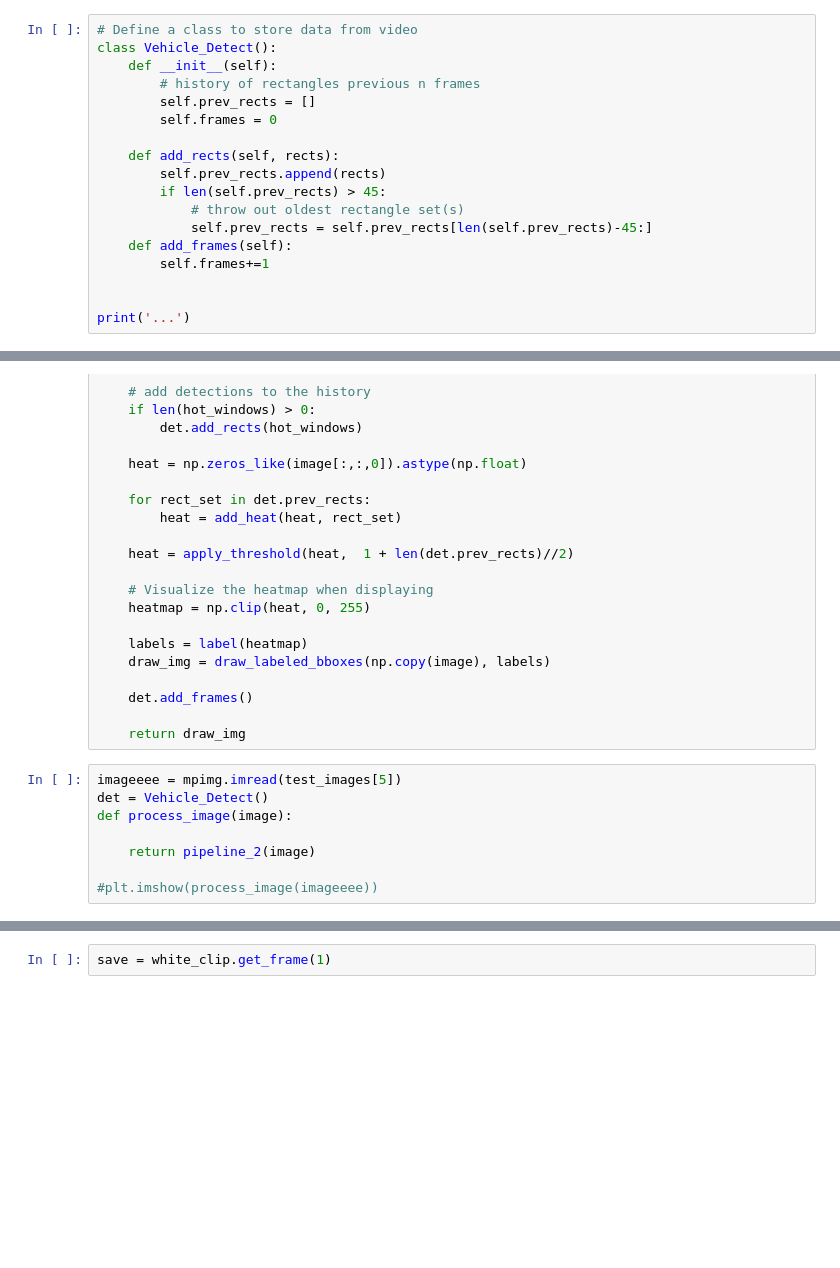
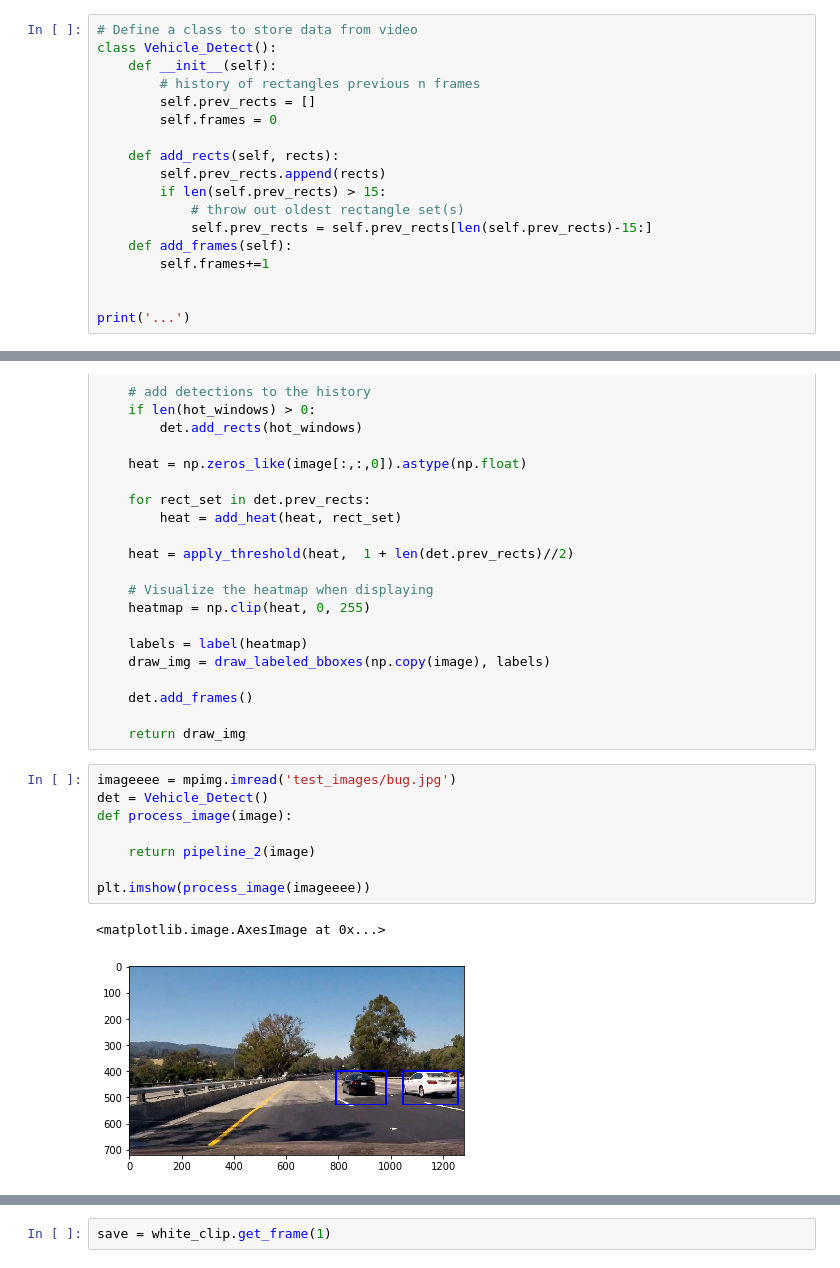
Before and after one commit to PedroHRPBS/CarND-Vehicle-Detection, a Jupyter notebook: Vehicle-Detection-project.ipynb, the cells around one changed output, grey strips where cells are left out. Cells and saved outputs as stored; diff of their text form; blank space fills up the shorter version.

```diff
--- a/Vehicle-Detection-project.ipynb
+++ b/Vehicle-Detection-project.ipynb
@@ -608,9 +624,9 @@ class Vehicle_Detect():
 
     def add_rects(self, rects):
         self.prev_rects.append(rects)
-        if len(self.prev_rects) > 45:
+        if len(self.prev_rects) > 15:
             # throw out oldest rectangle set(s)
-            self.prev_rects = self.prev_rects[len(self.prev_rects)-45:]
+            self.prev_rects = self.prev_rects[len(self.prev_rects)-15:]
     def add_frames(self):
         self.frames+=1
 
@@ -673,12 +689,15 @@ def pipeline_2(image):
 
     return draw_img
 # %%
-imageeee = mpimg.imread(test_images[5])
+imageeee = mpimg.imread('test_images/bug.jpg')
 det = Vehicle_Detect()
 def process_image(image):
 
     return pipeline_2(image)
 
-#plt.imshow(process_image(imageeee))
+plt.imshow(process_image(imageeee))
+# %% [output]
+<matplotlib.image.AxesImage at 0x...>
+[figure, added]
 # %%
 det = Vehicle_Detect()
```
Also changed, not shown: parts of 20 cells of this notebook.
